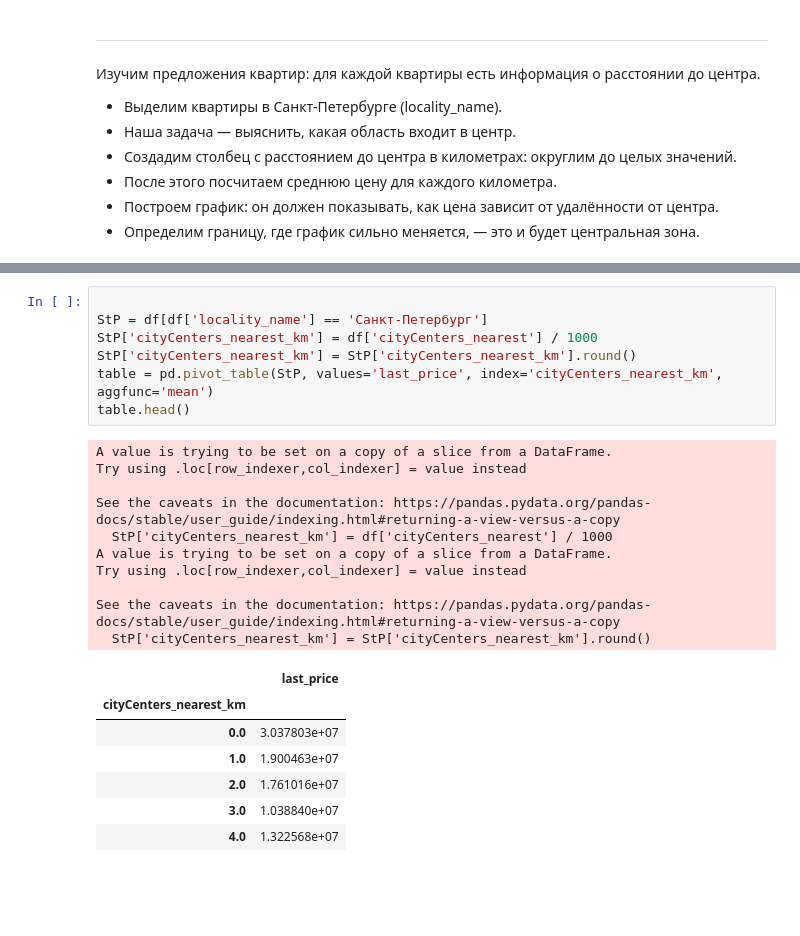
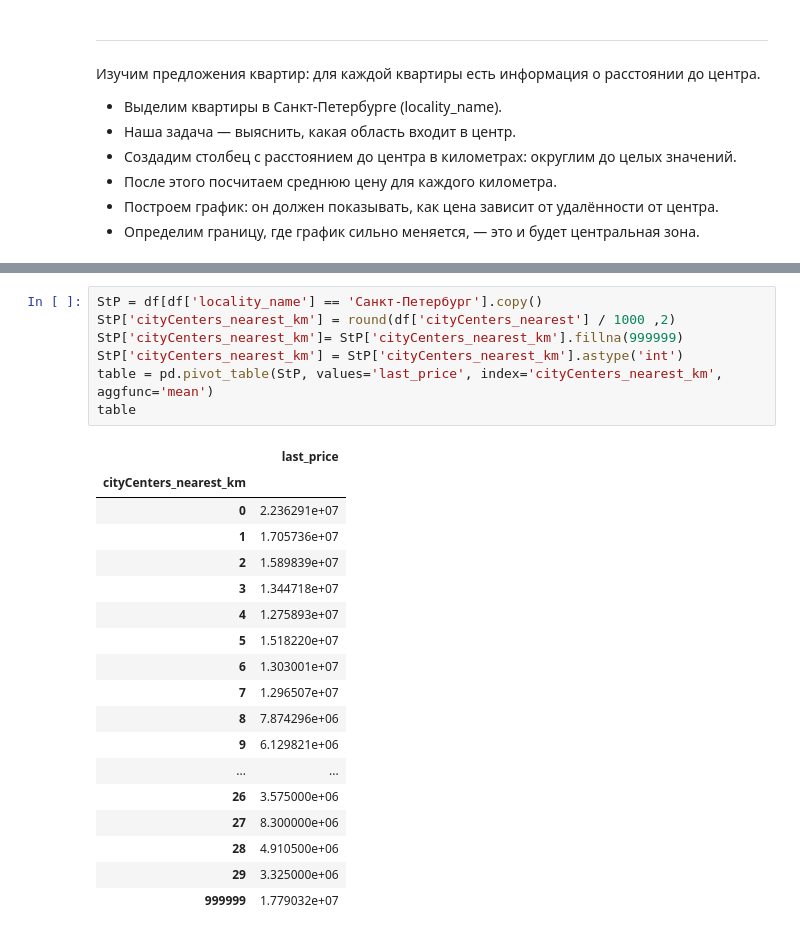
Before and after one commit to hactac9i/-----------------_------, a Jupyter notebook: real_estate_data.ipynb, the cells around one changed output, grey strips where cells are left out. Drawn from its saved outputs; the diff is of its cells as text; blank space fills up the shorter version.

```diff
--- a/real_estate_data.ipynb
+++ b/real_estate_data.ipynb
@@ -628,25 +598,26 @@ StP.T
 # %%
-
-StP = df[df['locality_name'] == 'Санкт-Петербург']
-StP['cityCenters_nearest_km'] = df['cityCenters_nearest'] / 1000
-StP['cityCenters_nearest_km'] = StP['cityCenters_nearest_km'].round()
+StP = df[df['locality_name'] == 'Санкт-Петербург'].copy()
+StP['cityCenters_nearest_km'] = round(df['cityCenters_nearest'] / 1000 ,2)
+StP['cityCenters_nearest_km']= StP['cityCenters_nearest_km'].fillna(999999)
+StP['cityCenters_nearest_km'] = StP['cityCenters_nearest_km'].astype('int')
 table = pd.pivot_table(StP, values='last_price', index='cityCenters_nearest_km', aggfunc='mean')
-table.head()
+table
 # %% [output]
-A value is trying to be set on a copy of a slice from a DataFrame.
-Try using .loc[row_indexer,col_indexer] = value instead
-
-See the caveats in the documentation: https://pandas.pydata.org/pandas-docs/stable/user_guide/indexing.html#returning-a-view-versus-a-copy
-  StP['cityCenters_nearest_km'] = df['cityCenters_nearest'] / 1000
-A value is trying to be set on a copy of a slice from a DataFrame.
-Try using .loc[row_indexer,col_indexer] = value instead
-
-See the caveats in the documentation: https://pandas.pydata.org/pandas-docs/stable/user_guide/indexing.html#returning-a-view-versus-a-copy
-  StP['cityCenters_nearest_km'] = StP['cityCenters_nearest_km'].round()
 |  | last_price |
 | cityCenters_nearest_km |  |
-| 0.0 | 3.037803e+07 |
-| 1.0 | 1.900463e+07 |
-| 2.0 | 1.761016e+07 |
-| 3.0 | 1.038840e+07 |
-| 4.0 | 1.322568e+07 |
+| 0 | 2.236291e+07 |
+| 1 | 1.705736e+07 |
+| 2 | 1.589839e+07 |
+| 3 | 1.344718e+07 |
+| 4 | 1.275893e+07 |
+| 5 | 1.518220e+07 |
+| 6 | 1.303001e+07 |
+| 7 | 1.296507e+07 |
+| 8 | 7.874296e+06 |
+| 9 | 6.129821e+06 |
+| ... | ... |
+| 26 | 3.575000e+06 |
+| 27 | 8.300000e+06 |
+| 28 | 4.910500e+06 |
+| 29 | 3.325000e+06 |
+| 999999 | 1.779032e+07 |
```
Also changed, not shown: parts of 19 cells of this notebook.
